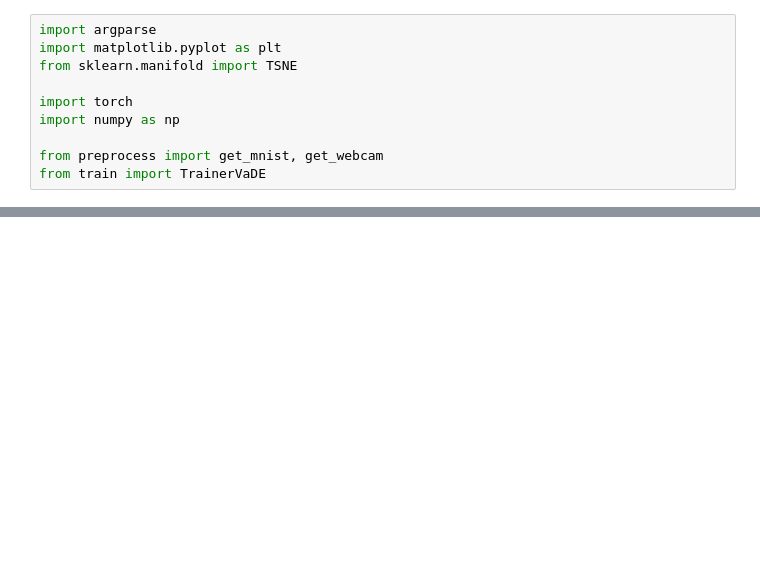
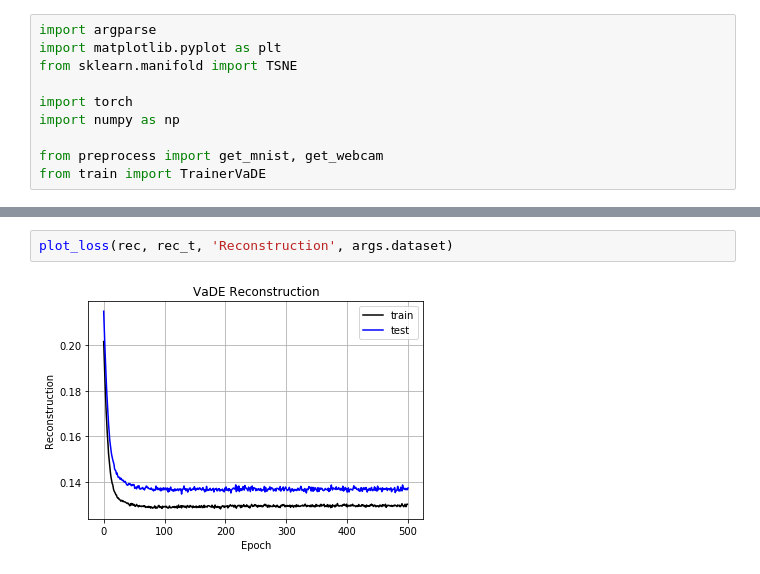
Before and after one commit to mperezcarrasco/Pytorch-SS-VaDE, a Jupyter notebook: VaDE Testing.ipynb, the cells around one changed output, grey strips where cells are left out. Drawn from its saved outputs; the diff is of its cells as text; blank space fills up the shorter version.

```diff
--- a/VaDE Testing.ipynb
+++ b/VaDE Testing.ipynb
@@ -131,0 +166,4 @@ plot_tsne(z_embedded, y, classes)
+# %%
+plot_loss(rec, rec_t, 'Reconstruction', args.dataset)
+# %% [output]
+[figure, added]
```
Also changed, not shown: parts of 9 cells of this notebook, 6 other files.
